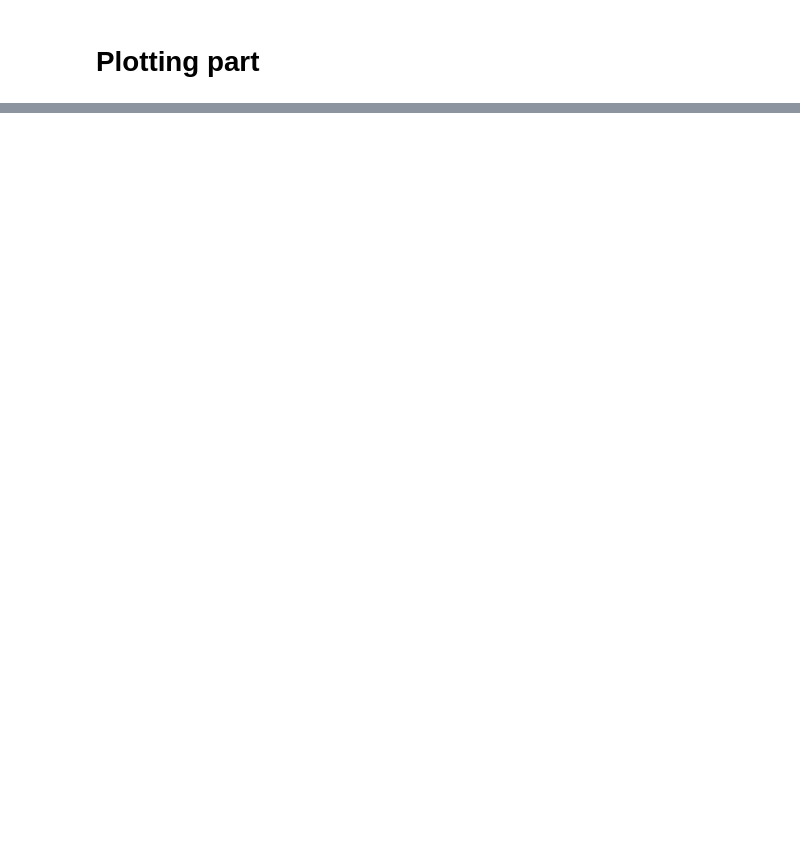
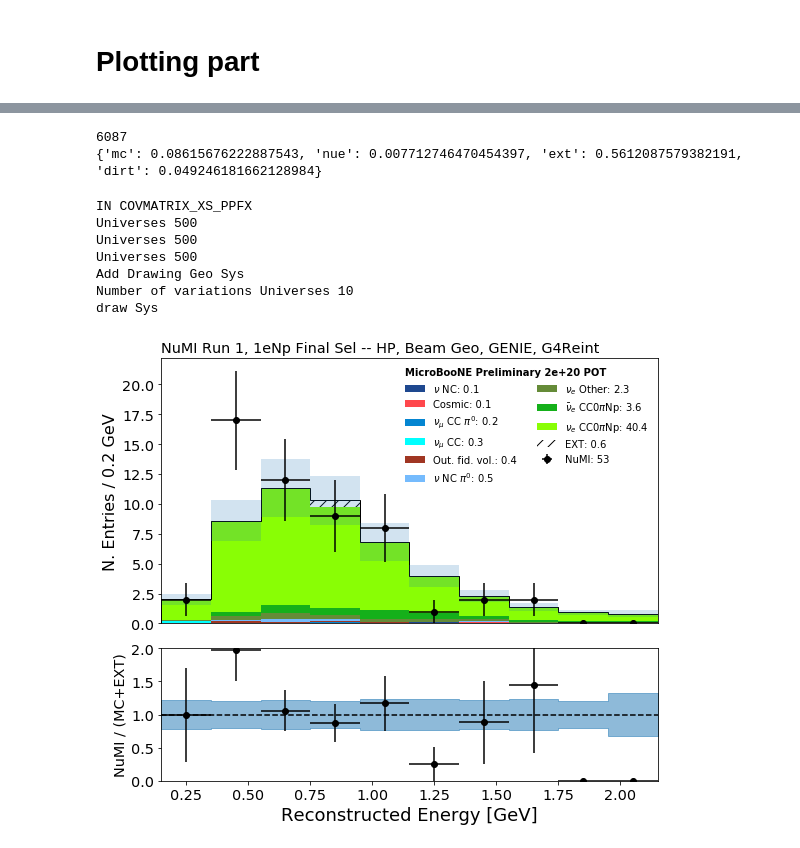
Before and after one commit to ubneutrinos/PELEE, a Jupyter notebook: PlotterNuMIBDT1eNp.ipynb, the cells around one changed output, grey strips where cells are left out. Drawn from its saved outputs; the diff is of its cells as text; code cells hidden in the pictures; blank space fills up the shorter version.

```diff
--- a/PlotterNuMIBDT1eNp.ipynb
+++ b/PlotterNuMIBDT1eNp.ipynb
@@ -522,0 +532,11 @@ dfbdt_v = [mc,nue,ext,data,dirt,mcO,nueO]
+# %%
+# Some quick clean up since some strange events get in there
+mc   = mc.query('nu_e > 0.')
+nue  = nue.query('nu_e > 0.')
+dirt = dirt.query('nu_e > 0.')
+
+# Calculate the true neutrino direction off of the NuMI beam
+dfmc_v = [mc,nue,dirt]
+for i,df in enumerate(dfmc_v):
+    df['numi_nu_true_Angle'] = df.apply( lambda x: GetNuMIAngle(x['true_nu_px'],x['true_nu_py'],x['true_nu_pz']) , axis=1)
+    df['weightsNuMIGeo']     = df.apply( lambda x: numiBeamlineGeoWeights.calculateGeoWeight(x['nu_pdg'],x['nu_e'],x['numi_nu_true_Angle']) , axis=1)
@@ -677,6 +730,7 @@ samples = {
     "mc": mc,
     "nue": nue,
     "data": data,
+    "dirt": dirt,
     "ext": ext
 }
 
@@ -695,47 +749,62 @@ weights = { #full sample mc = 0.38
             "mc"  : mcratio  * SPLIT * scaling,
             "nue" : nueratio * SPLIT * scaling,
             "ext" : extratio * SPLIT * scalingEXT, #set0
-#            "dirt": dirtratio* SPLIT * scalingDRT, #set0
+            "dirt": dirtratio* SPLIT * scalingDRT, #set0
 }
 print (ext.shape[0])
 my_plotter = plotter.Plotter(samples, weights, pot=pot)
 print(weights)
+# %% [output]
+6087
+{'mc': 0.08615676222887543, 'nue': 0.007712746470454397, 'ext': 0.5612087579382191, 'dirt': 0.049246181662128984}
 # %%
 import matplotlib.pyplot as plt
 import matplotlib
+
+# DID YOU CHANGE BACK THE SYSTEMATICS???
 
 
 #VARIABLE, BINS, RANGE, XTIT = 'nonpi0_score',10,(0,1.0),"non-$\pi^0$ BDT response"
 #VARIABLE, BINS, RANGE, XTIT = 'pi0_score',10,(0,1.0),"$\pi^0$ BDT response"
 #VARIABLE, BINS, RANGE, XTIT = 'reco_e', 10, (0.15,2.30), r"Reconstructed Energy [GeV]"
 #VARIABLE, BINS, RANGE, XTIT = 'protonenergy',10,(0.,0.5),"Proton Kinetic Energy [GeV]"
 
 
 
 
 QUERY = BDTCQ +" and "+NPLCUTQ #+"and shr_theta >1.8"
 #QUERY = 'nslice == 1'
 #VARIABLE, BINS, RANGE, XTIT = 'reco_e', 10, (0.15,2.50), r"Reconstructed Energy [GeV]"
-VARIABLE, BINS, RANGE, XTIT = 'reco_e', 10, (0.15,2.15), r"Reconstructed Energy [GeV]"
-VARIABLE, BINS, RANGE, XTIT = 'reco_e', 4, (0.15,0.95), r"Reconstructed Energy [GeV]"
-VARIABLE, BINS, RANGE, XTIT = 'reco_e', 4, (0.,0.8), r"Reconstructed Energy [GeV]"
+#VARIABLE, BINS, RANGE, XTIT = 'reco_e', 10, (0.15,2.15), r"Reconstructed Energy [GeV]"
+#VARIABLE, BINS, RANGE, XTIT = 'reco_e', 4, (0.15,0.95), r"Reconstructed Energy [GeV]"
+#VARIABLE, BINS, RANGE, XTIT = 'reco_e', 4, (0.,0.8), r"Reconstructed Energy [GeV]"
 VARIABLE, BINS, RANGE, XTIT = 'reco_e', 10, (0.15,2.15), r"Reconstructed Energy [GeV]"
 
 fig, ax1, ax2 = my_plotter.plot_variable(
     VARIABLE,
     query= QUERY ,
     kind="event_category",
-    draw_sys  = False,
+    draw_sys  = True,
+    draw_geoSys = True,
     #draw_data = False,
     genieweight = "weightSplineTimesTuneTimesPPFX", #"weightSplineTimesTuneTimesPPFX",
     stacksort=3,
     title=XTIT,
     bins=BINS,
     range=RANGE,
 )[0:3]
 
 #ax1.set_title('NuMI Run 1, 1eNp Final Sel -- Nue Intrinsic --  HP,XSec,G4 Syst',loc='left')
-ax1.set_title('NuMI Run 1, 1eNp Final Sel -- Full MC --  HP,XSec,G4 Syst',loc='left')
+ax1.set_title('NuMI Run 1, 1eNp Final Sel -- HP, Beam Geo, GENIE, G4Reint',loc='left')
 fig.tight_layout()
-#fig.savefig("/Users/elenag/Desktop/NuMI/NuMI4PeLEE/Sidebands/Figures/NuMI/1eNp/BDTFinalFullMC/"+VARIABLE+"_S_Intrinsic_ReintFluxXsPPFX.pdf")
+fig.savefig("/Users/elenag/Desktop/NuMI/NuMI4PeLEE/Sidebands/Figures/NuMI/1eNp/BDTFinalFullMC/"+VARIABLE+"_varCV.pdf")
 #print('%s %.4f %.4f %.4f ' % (VARIABLE, my_plotter.stats['pvalue'], my_plotter.stats['pvaluestatonly'],my_plotter.stats['pvaluediag'])+"\n")
+# %% [output]
+IN COVMATRIX_XS_PPFX
+Universes 500
+Universes 500
+Universes 500
+Add Drawing Geo Sys
+Number of variations Universes 10
+draw Sys
+[figure, added]
```
Also changed, not shown: parts of 22 cells of this notebook, 2 other files.
